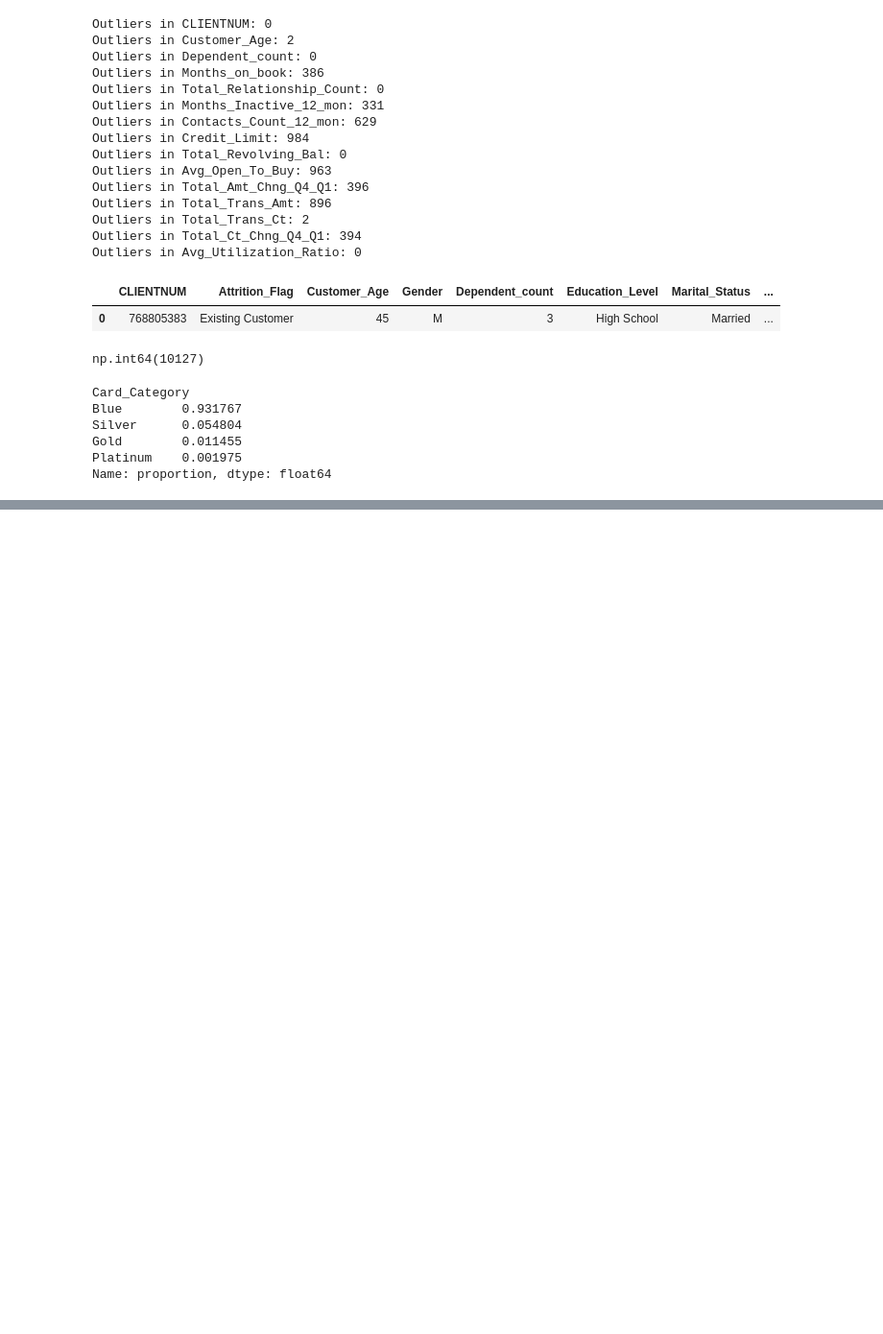
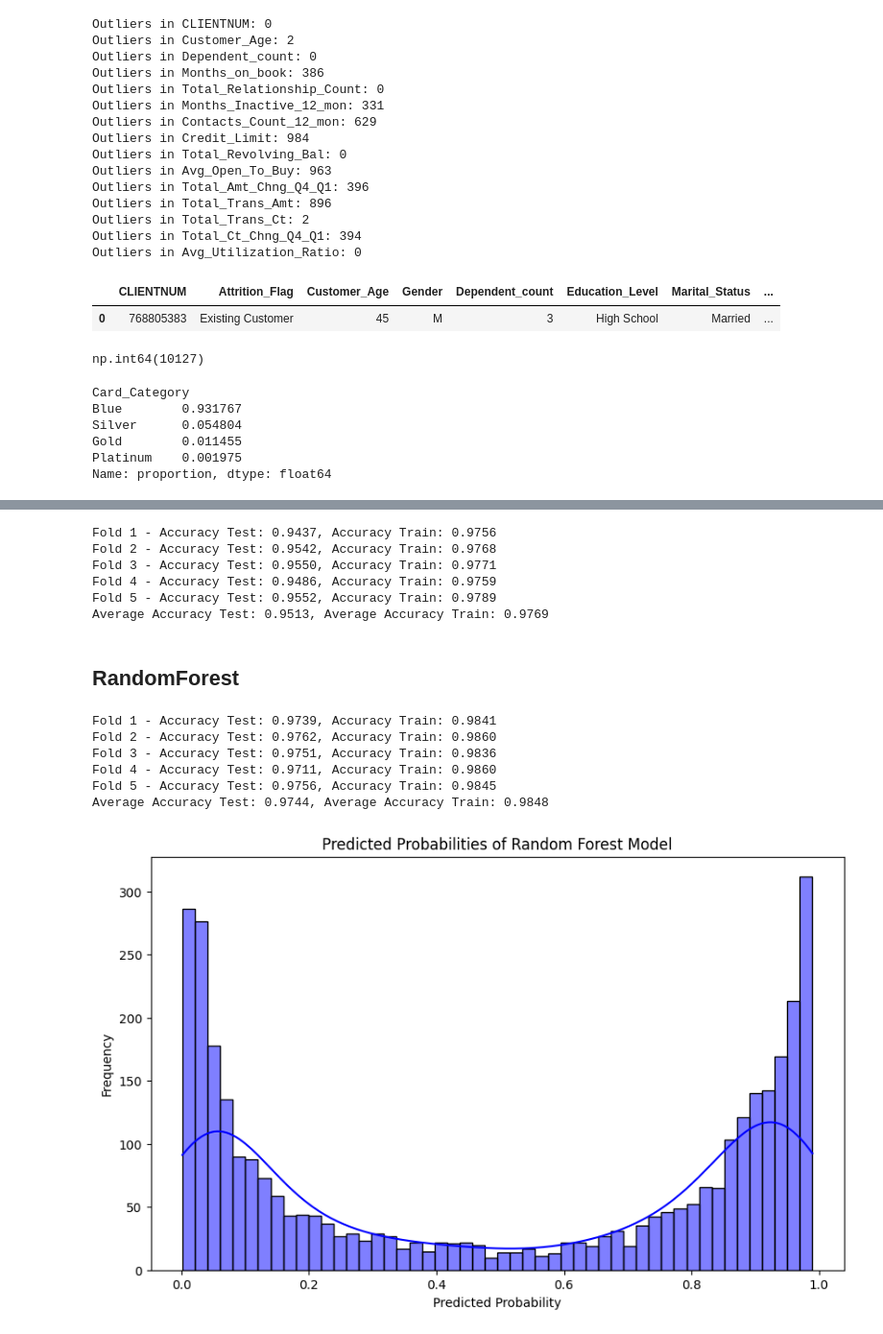
Before and after one commit to arfat122/Machine-Learning, a Jupyter notebook: Bank Churn Prediction/Churn_Prediction.ipynb, the cells around one changed output, grey strips where cells are left out. Shown at 96% size. Drawn from its saved outputs; the diff is of its cells as text; code cells hidden in the pictures; blank space fills up the shorter version.

Commit message:
Modelling churn prediction model

```diff
--- a/Bank Churn Prediction/Churn_Prediction.ipynb
+++ b/Bank Churn Prediction/Churn_Prediction.ipynb
@@ -136,0 +218,2 @@ Name: proportion, dtype: float64
+# %%
+logistic_regression = LogisticRegression(max_iter=1000, random_state=42,C = 0.1,penalty='l2')
@@ -136,0 +290,67 @@ Name: proportion, dtype: float64
+# %%
+DT = DecisionTreeClassifier(criterion = 'gini',max_depth = 10, random_state=42,min_samples_split=5,min_samples_leaf=2)
+# %%
+accuracy_scores_test = []
+accuracy_scores_train= []
+for split,(train_idx,test_idx) in enumerate(kf.split(x_resampled)):
+    X_train, X_test = x_resampled.iloc[train_idx], x_resampled.iloc[test_idx]
+    y_train, y_test = y_resampled.iloc[train_idx], y_resampled.iloc[test_idx]
+
+    DT.fit(X_train, y_train)
+    y_pred = DT.predict(X_test)
+    y_pred_train = DT.predict(X_train)
+    accuracy_test = recall_score(y_test, y_pred)
+    accuracy_scores_test.append(accuracy_test)
+    accuracy_train = recall_score(y_train, y_pred_train)
+    accuracy_scores_train.append(accuracy_train)
+    print(f"Fold {split+1} - Accuracy Test: {accuracy_test:.4f}, Accuracy Train: {accuracy_train:.4f}")
+
+print(f"Average Accuracy Test: {np.mean(accuracy_scores_test):.4f}, Average Accuracy Train: {np.mean(accuracy_scores_train):.4f}")
+# %% [output]
+Fold 1 - Accuracy Test: 0.9437, Accuracy Train: 0.9756
+Fold 2 - Accuracy Test: 0.9542, Accuracy Train: 0.9768
+Fold 3 - Accuracy Test: 0.9550, Accuracy Train: 0.9771
+Fold 4 - Accuracy Test: 0.9486, Accuracy Train: 0.9759
+Fold 5 - Accuracy Test: 0.9552, Accuracy Train: 0.9789
+Average Accuracy Test: 0.9513, Average Accuracy Train: 0.9769
+# %% [markdown]
+## RandomForest
+# %%
+RF = RandomForestClassifier(n_estimators=80, random_state=42,criterion='gini',max_depth=8,min_samples_split=5,min_samples_leaf=2)
+# %%
+accuracy_scores_test = []
+accuracy_scores_train= []
+for split,(train_idx,test_idx) in enumerate(kf.split(x_resampled)):
+    X_train, X_test = x_resampled.iloc[train_idx], x_resampled.iloc[test_idx]
+    y_train, y_test = y_resampled.iloc[train_idx], y_resampled.iloc[test_idx]
+
+    RF.fit(X_train, y_train)
+    y_pred = RF.predict(X_test)
+    y_pred_train = RF.predict(X_train)
+    accuracy_test = recall_score(y_test, y_pred)
+    accuracy_scores_test.append(accuracy_test)
+    accuracy_train = recall_score(y_train, y_pred_train)
+    accuracy_scores_train.append(accuracy_train)
+    print(f"Fold {split+1} - Accuracy Test: {accuracy_test:.4f}, Accuracy Train: {accuracy_train:.4f}")
+
+print(f"Average Accuracy Test: {np.mean(accuracy_scores_test):.4f}, Average Accuracy Train: {np.mean(accuracy_scores_train):.4f}")
+# %% [output]
+Fold 1 - Accuracy Test: 0.9739, Accuracy Train: 0.9841
+Fold 2 - Accuracy Test: 0.9762, Accuracy Train: 0.9860
+Fold 3 - Accuracy Test: 0.9751, Accuracy Train: 0.9836
+Fold 4 - Accuracy Test: 0.9711, Accuracy Train: 0.9860
+Fold 5 - Accuracy Test: 0.9756, Accuracy Train: 0.9845
+Average Accuracy Test: 0.9744, Average Accuracy Train: 0.9848
+# %%
+# Get predicted probabilities for the test set
+y_pred_proba = RF.predict_proba(X_test)[:, 1]
+
+# Plot the predicted probabilities
+plt.figure(figsize=(10, 6))
+sns.histplot(y_pred_proba, bins=50, kde=True, color='blue')
+plt.title('Predicted Probabilities of Random Forest Model')
+plt.xlabel('Predicted Probability')
+plt.ylabel('Frequency')
+plt.show()
+# %% [output]
+[figure, added]
```
Also changed, not shown: parts of 40 cells of this notebook.
